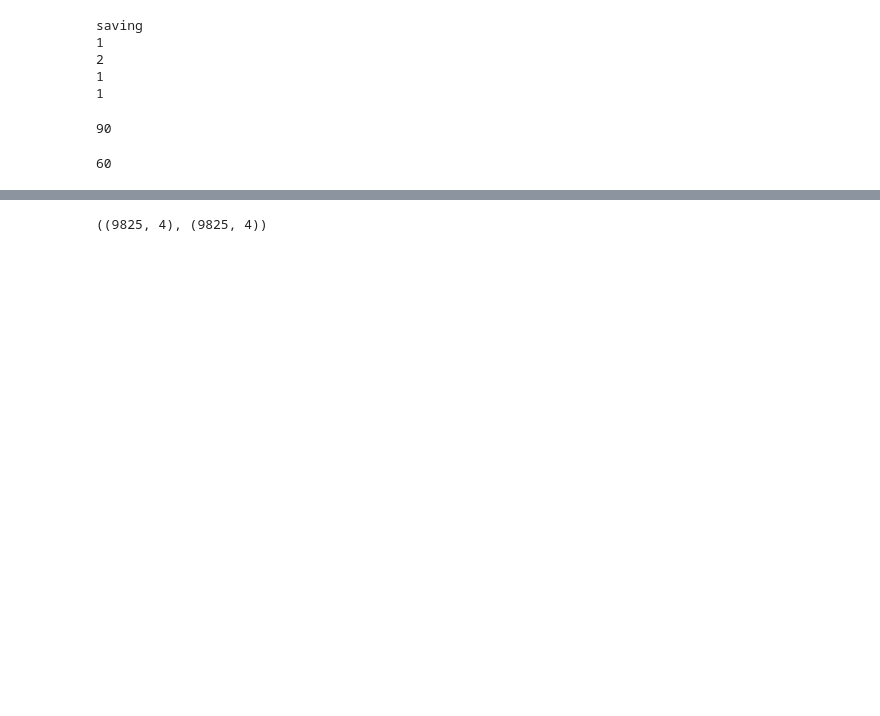
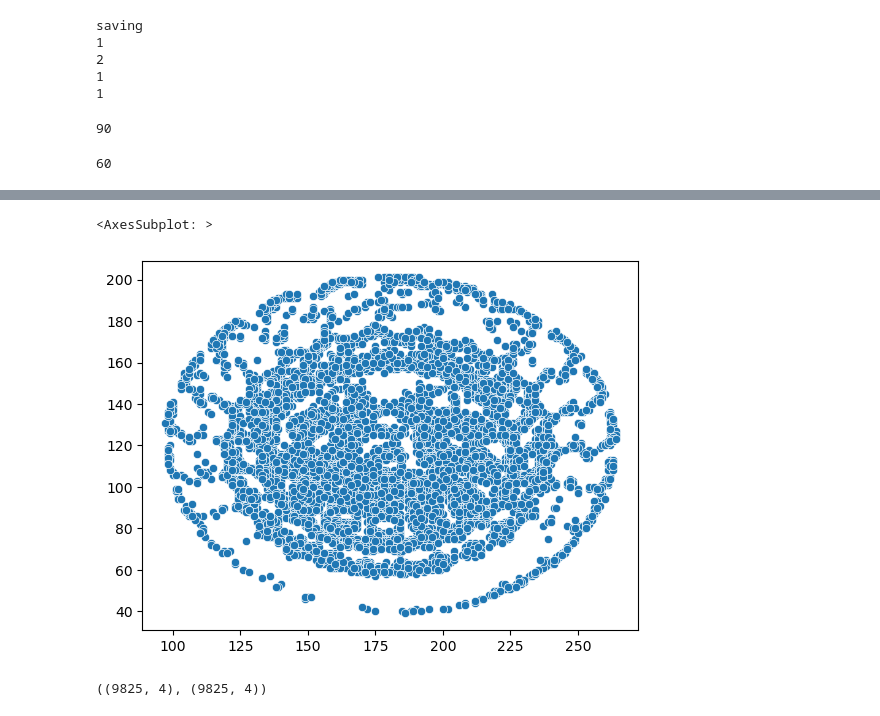
Before and after one commit to AdvancedResearchInnovationCenter/TactiGraph, a Jupyter notebook: src/Untitled1.ipynb, the cells around one changed output, grey strips where cells are left out. Saved outputs shown, nothing was run; the diff lists cells and outputs as text; code cells hidden in the pictures; blank space fills up the shorter version.

```diff
--- a/src/Untitled1.ipynb
+++ b/src/Untitled1.ipynb
@@ -57,0 +58,10 @@ sns.scatterplot(x=aug_arr[:, 0], y=260-aug_arr[:, 1], hue=aug_arr[:, 3])
+# %%
+theta = np.radians(90)
+c, s = np.cos(theta), np.sin(theta)
+R = np.array(((c, -s), (s, c)))
+
+centered = ev_arr[:, :2] - np.array(ex.center)
+centered[:, 1] = -centered[:, 1]
+rot_ev = (R @ centered.T).T
+rot_ev[:, 1] = -rot_ev[:, 1]
+rot_ev += np.array(ex.center)
@@ -58,3 +78,8 @@ sns.scatterplot(x=aug_arr[:, 0], y=260-aug_arr[:, 1], hue=aug_arr[:, 3])
+# %%
+sns.scatterplot(x=rot_ev[:, 0],y=rot_ev[:, 1])
+# %% [output]
+<AxesSubplot: >
+[figure, added]
 # %%
 train[f'sample_{i}']['events']
 # %%
```
Also changed, not shown: parts of 3 cells of this notebook, 9 other files.
